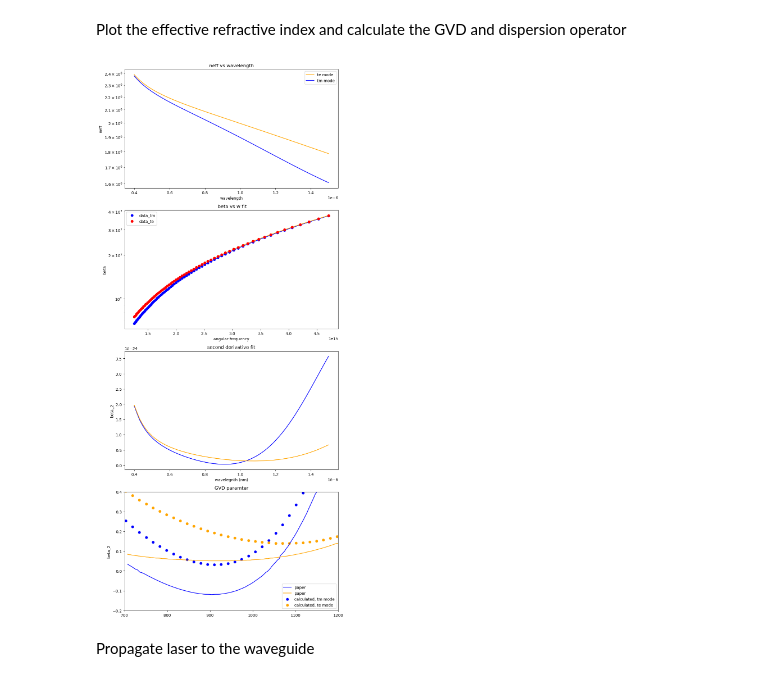
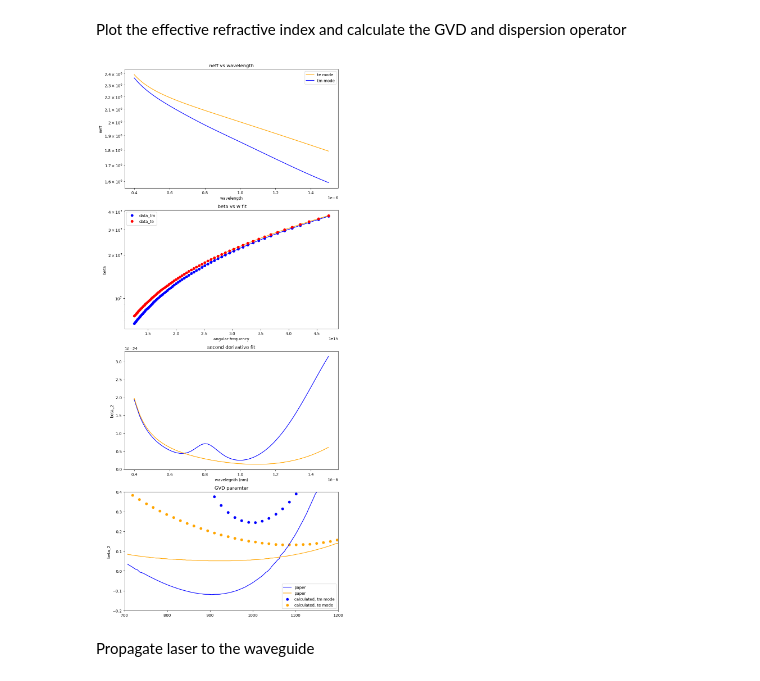
Before and after one commit to elizaleung830/SC-generation-stimulation, a Jupyter notebook: SCG_Stimulation/Benchmark/pynlo/Escale_M_2020/code/Fig_2_and_3.ipynb, the cells around one changed output. Drawn from its saved outputs; the diff is of its cells as text; code cells hidden in the pictures.

```diff
--- a/SCG_Stimulation/Benchmark/pynlo/Escale_M_2020/code/Fig_2_and_3.ipynb
+++ b/SCG_Stimulation/Benchmark/pynlo/Escale_M_2020/code/Fig_2_and_3.ipynb
@@ -132,7 +127,7 @@ from scipy.interpolate import UnivariateSpline
 from scipy.constants import speed_of_light as c
 import pandas as pd
 
-data = np.load(f"data_LNOI_z")
+data = np.load(f"data_LNOI_y")
 neff_list_tm = np.array(np.real(data['neff_list_tm']))
 neff_list_te = np.array(np.real(data['neff_list_te']))
 #wls = data['wls'] *1e-9
@@ -177,34 +172,34 @@ axs[2].set_ylabel("beta_2")
 axs[2].set_title("second derivative fit")
 axs[2].plot(w_range,y_spl_2d_tm(x_range) , color="blue")
 axs[2].plot(w_range,y_spl_2d_te(x_range) , color="orange")
 
 
 #-----------plot reference data __________________
 ref_tm = pd.read_csv("../reference_data/beta_tm.csv", dtype=np.float64)
 ref_tm_x, ref_tm_y = np.split(ref_tm.values, 2, axis=1)
 axs[3].plot(ref_tm_x, ref_tm_y, c="blue", label = "paper")
 
 ref_te = pd.read_csv("../reference_data/beta_te.csv", dtype=np.float64)
 ref_te_x, ref_te_y = np.split(ref_te.values, 2, axis=1)
 axs[3].plot(ref_te_x, ref_te_y, c="orange", label = "paper")
 
 #-----------beta_2 plot---------------------------
 beta_2_tm = y_spl_2d_tm(angular_freq(wls)) * 1e24
 beta_2_te = y_spl_2d_te(angular_freq(wls)) * 1e24
 
 axs[3].scatter(wls * 1e9, beta_2_tm, label = "calculated, tm mode", c="blue")
 axs[3].scatter(wls * 1e9, beta_2_te, label = "calculated, te mode", c="orange")
 
 axs[3].set_ylabel("beta_2")
 axs[3].set_ylim(-0.2,0.4)
 axs[3].set_xlim(700,1200)
 axs[3].set_title("GVD paramter")
 axs[3].legend()
 
 plt.tight_layout()
 plt.show()
 # %% [output]
-[figure, old version]
+[figure, new version]
 # %% [markdown]
 Propagate laser to the waveguide
 # %%
```
Also changed, not shown: parts of 1 cell of this notebook, 6 other files.
